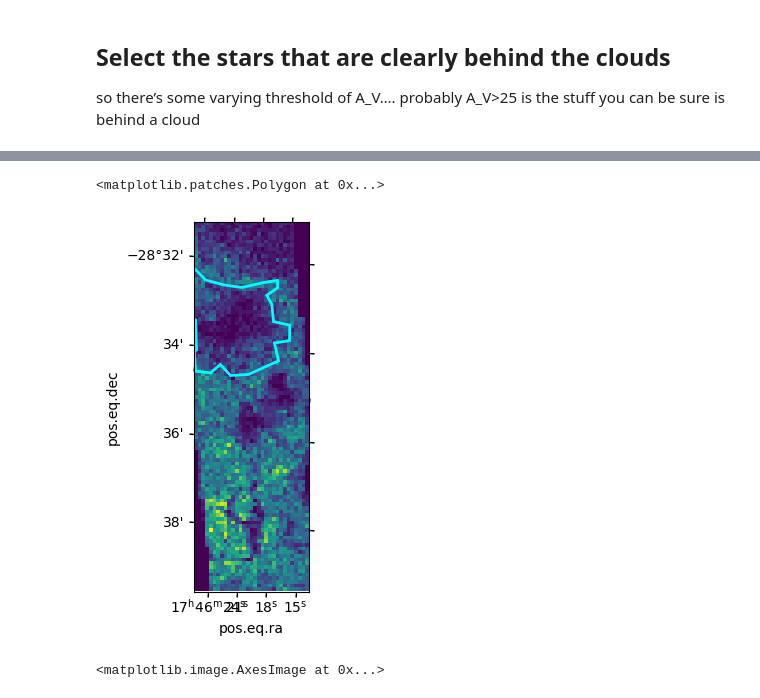
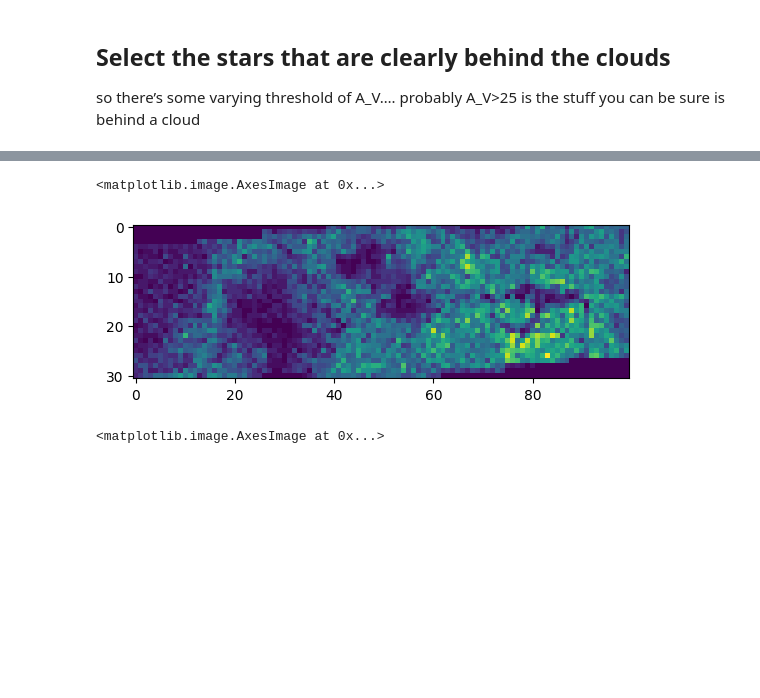
Before and after one commit to SpacialTree/dustridge-cd, a Jupyter notebook: notebooks/effective_depth.ipynb, the cells around one changed output, grey strips where cells are left out. Saved outputs shown, nothing was run; the diff lists cells and outputs as text; code cells hidden in the pictures; blank space fills up the shorter version.

Commit message:
plotting fore and back

```diff
--- a/notebooks/effective_depth.ipynb
+++ b/notebooks/effective_depth.ipynb
@@ -125,10 +122,11 @@ reg_d[0].to_pixel(ww).plot(ax=ax, edgecolor='cyan', facecolor='none')
 # %%
-ax = plt.subplot(projection=new_wcs)
-ax.imshow(np.flip(h_red.T, axis=0))
-reg_d[0].to_pixel(new_wcs).plot(ax=ax, edgecolor='cyan', facecolor='none')
+#ax = plt.subplot(projection=new_wcs)
+plt.imshow(np.flip(h_red, axis=0))
+#ax.imshow(np.flip(h_red.T, axis=0))
+#reg_d[0].to_pixel(new_wcs).plot(ax=ax, edgecolor='cyan', facecolor='none')
 # %% [output]
-<matplotlib.patches.Polygon at 0x...>
+<matplotlib.image.AxesImage at 0x...>
-[figure, old version]
+[figure, new version]
 # %%
 plt.imshow(h_blue, origin='lower')
 # %% [output]
```
Also changed, not shown: parts of 2 cells of this notebook.
